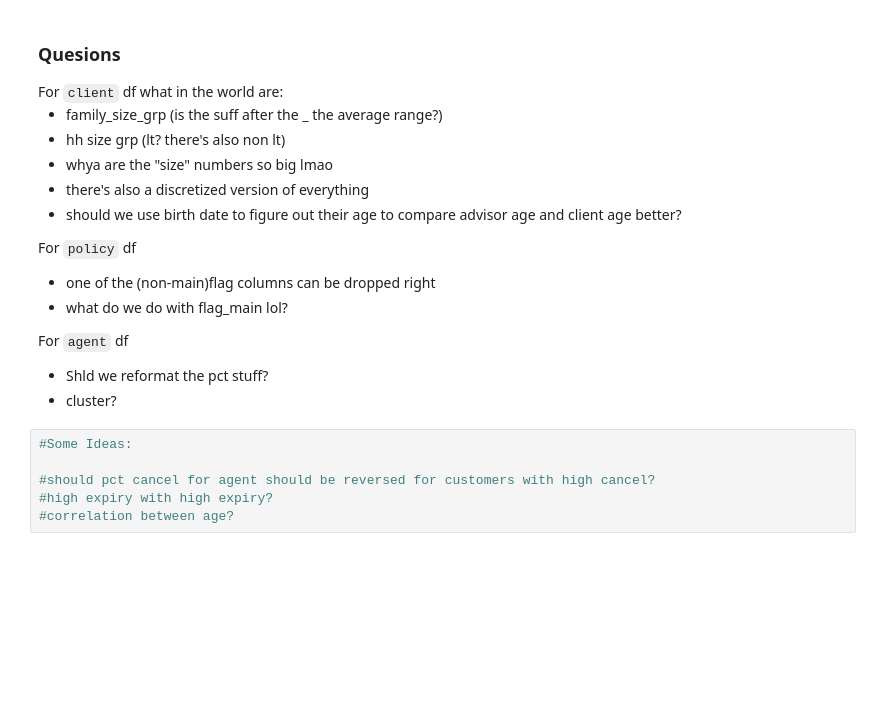
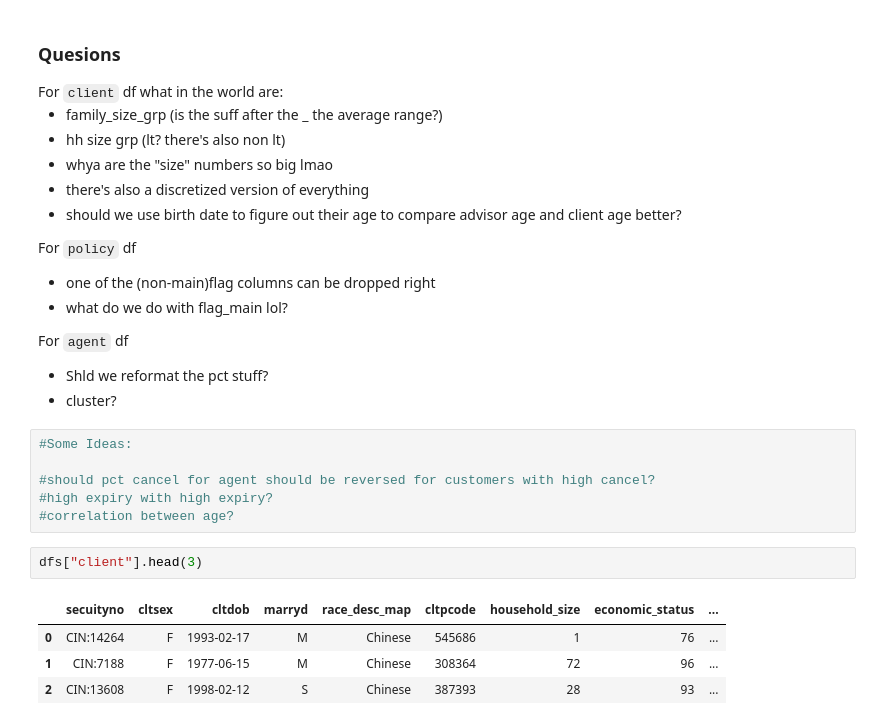
Before and after one commit to pragya77-beep/Datathon-2025, a Jupyter notebook: BigTree copy.ipynb, the cells around one changed output. Cells and saved outputs as stored; diff of their text form; blank space fills up the shorter version.

Commit message:
Additional copy of BigTree with column investigation for client

```diff
--- a/BigTree copy.ipynb
+++ b/BigTree copy.ipynb
@@ -167,3 +167,10 @@ For <code>agent</code> df
 #should pct cancel for agent should be reversed for customers with high cancel?
 #high expiry with high expiry?
 #correlation between age?
+# %%
+dfs["client"].head(3)
+# %% [output]
+|  | secuityno | cltsex | cltdob | marryd | race_desc_map | cltpcode | household_size | economic_status | ... |
+| 0 | CIN:14264 | F | 1993-02-17 | M | Chinese | 545686 | 1 | 76 | ... |
+| 1 | CIN:7188 | F | 1977-06-15 | M | Chinese | 308364 | 72 | 96 | ... |
+| 2 | CIN:13608 | F | 1998-02-12 | S | Chinese | 387393 | 28 | 93 | ... |
```
Also changed, not shown: parts of 3 cells of this notebook, 1 other file.
